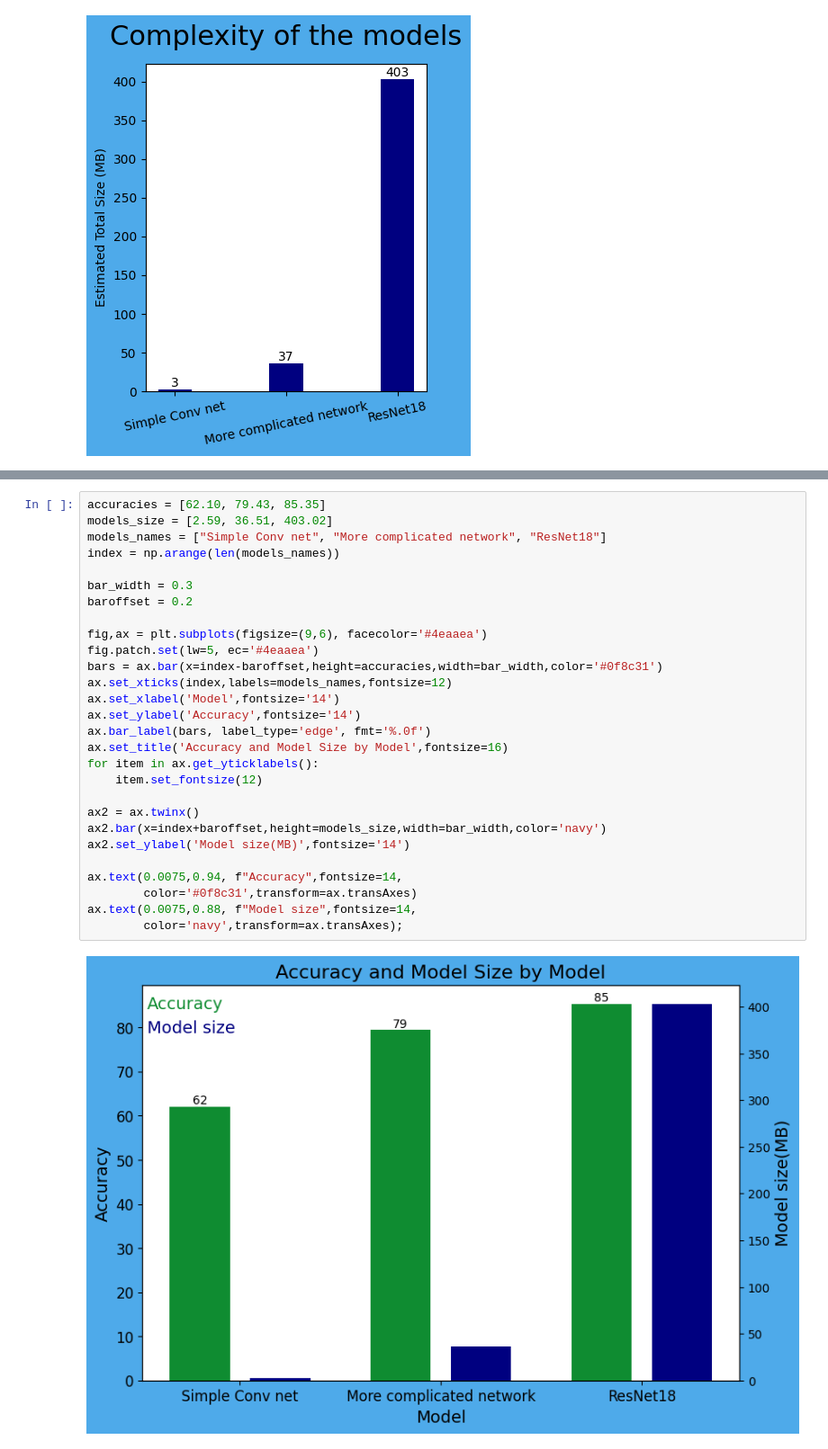
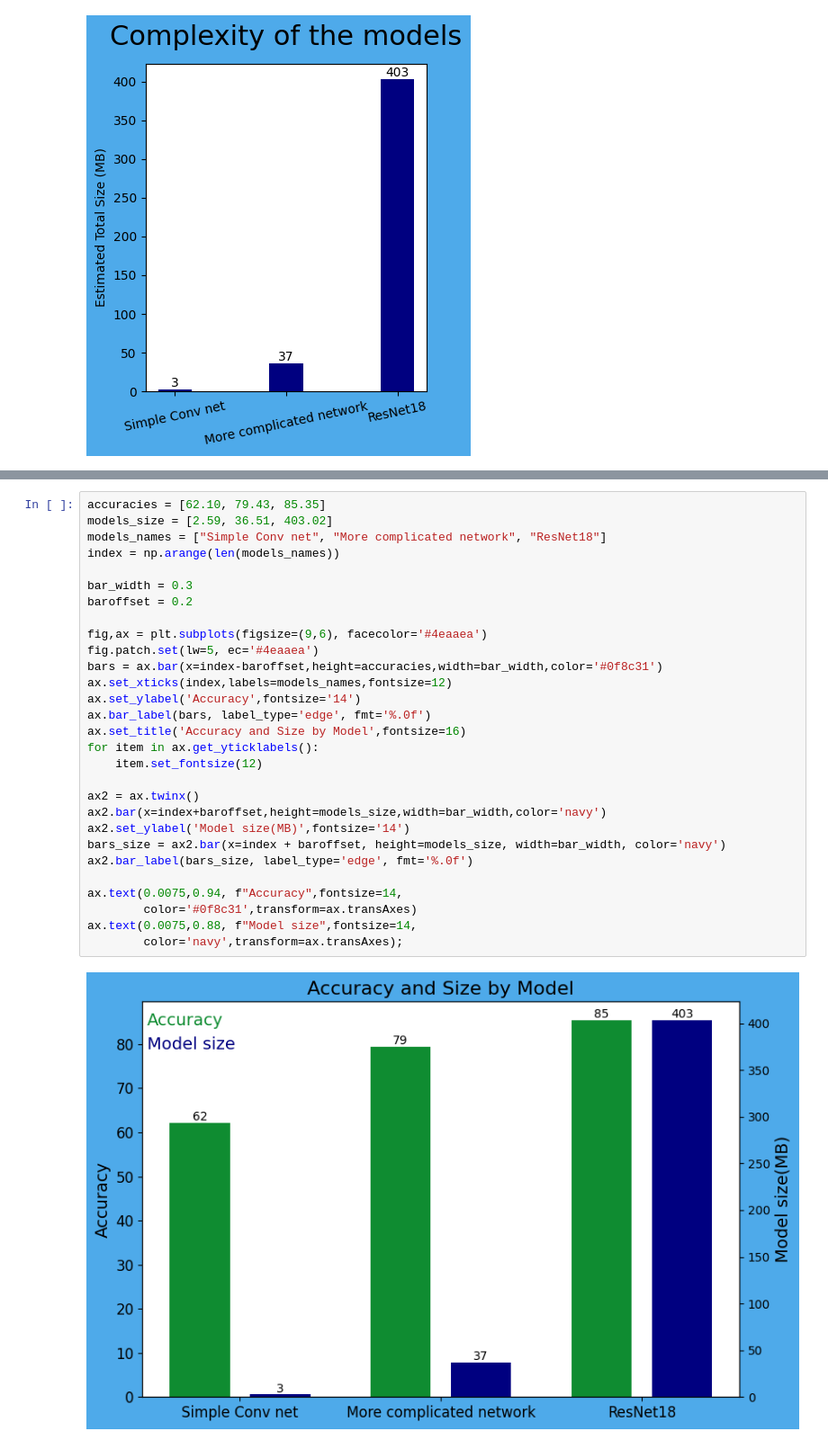
Before and after one commit to DzmitryPihulski/CIFAR-10-Image-Classifier, a Jupyter notebook: main.ipynb, the cells around one changed output, grey strips where cells are left out. Shown: that part at 90% size. Saved outputs shown, nothing was run; the diff lists cells and outputs as text.

```diff
--- a/main.ipynb
+++ b/main.ipynb
@@ -285,33 +287,34 @@ The results are as follows:
 # %%
 accuracies = [62.10, 79.43, 85.35]
 models_size = [2.59, 36.51, 403.02]
 models_names = ["Simple Conv net", "More complicated network", "ResNet18"]
 index = np.arange(len(models_names))
 
 bar_width = 0.3
 baroffset = 0.2
 
 fig,ax = plt.subplots(figsize=(9,6), facecolor='#4eaaea')
 fig.patch.set(lw=5, ec='#4eaaea')
 bars = ax.bar(x=index-baroffset,height=accuracies,width=bar_width,color='#0f8c31')
 ax.set_xticks(index,labels=models_names,fontsize=12)
-ax.set_xlabel('Model',fontsize='14')
 ax.set_ylabel('Accuracy',fontsize='14')
 ax.bar_label(bars, label_type='edge', fmt='%.0f')
-ax.set_title('Accuracy and Model Size by Model',fontsize=16)
+ax.set_title('Accuracy and Size by Model',fontsize=16)
 for item in ax.get_yticklabels():
     item.set_fontsize(12)
 
 ax2 = ax.twinx()
 ax2.bar(x=index+baroffset,height=models_size,width=bar_width,color='navy')
 ax2.set_ylabel('Model size(MB)',fontsize='14')
+bars_size = ax2.bar(x=index + baroffset, height=models_size, width=bar_width, color='navy')
+ax2.bar_label(bars_size, label_type='edge', fmt='%.0f')
 
 ax.text(0.0075,0.94, f"Accuracy",fontsize=14,
         color='#0f8c31',transform=ax.transAxes)
 ax.text(0.0075,0.88, f"Model size",fontsize=14,
         color='navy',transform=ax.transAxes);
 # %% [output]
-[figure, old version]
+[figure, new version]
 # %% [markdown]
 <div style="border-radius:12px; padding: 20px; background-color: #4eaaea; font-size:125%">
 <font color=#000000>
```
Also changed, not shown: parts of 17 cells of this notebook, 10 other files.
